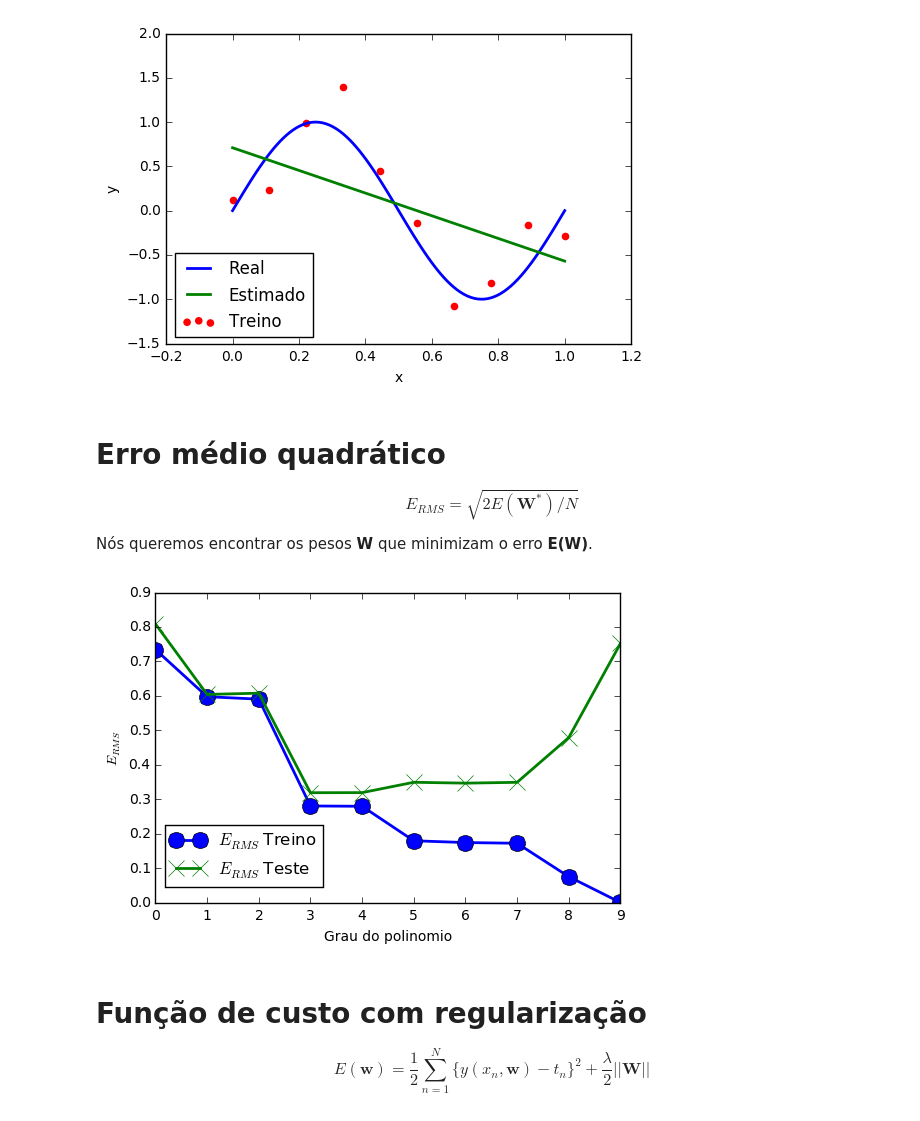
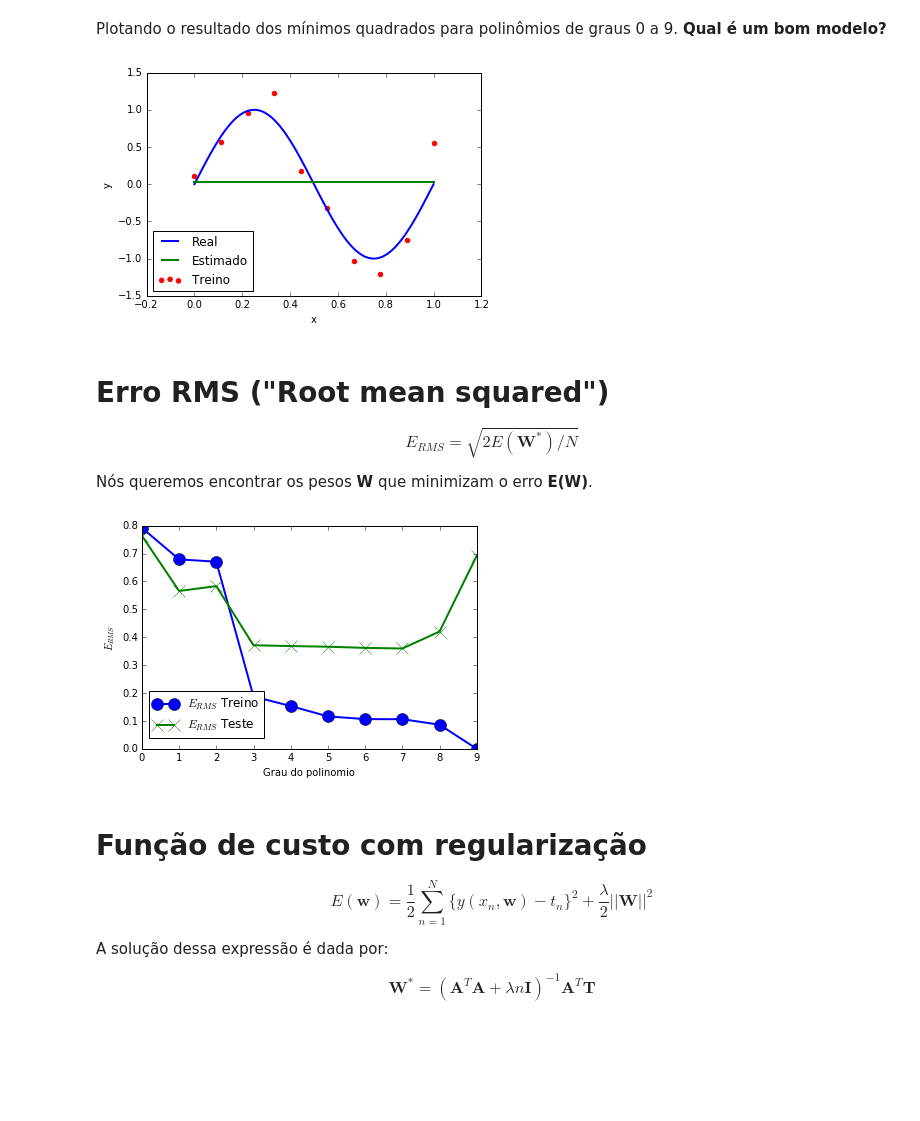
Before and after one commit to robertoalotufo/rnap, a Jupyter notebook: dev/2017-02-08-RMS-Polynomial-Curve-Fitting.ipynb, the cells around one changed output. Saved outputs shown, nothing was run; the diff lists cells and outputs as text; code cells hidden in the pictures; blank space fills up the shorter version.

```diff
--- a/dev/2017-02-08-RMS-Polynomial-Curve-Fitting.ipynb
+++ b/dev/2017-02-08-RMS-Polynomial-Curve-Fitting.ipynb
@@ -59,9 +68,12 @@ Derivando a função de custo e igualando a zero obtemos o vetor **W*** que mini
 # %%
-def polynomial_fit(X,y,M):
+#Implementação da solução dos  mínimos quadrados
+def polynomial_fit(X,T,M):
     A = np.power(X.reshape(-1,1),np.arange(0,M+1).reshape(1,-1))
-    y = y.reshape(-1,1)
-    W = np.dot(np.linalg.pinv(A),y)
+    T = T.reshape(-1,1)
+    W = np.dot(np.linalg.pinv(A),T)
     return W.ravel()
+# %% [markdown]
+Plotando o resultado dos mínimos quadrados para polinômios de graus 0 a 9. **Qual é um bom modelo?**
 # %%
 def plotmodel(M):
     coefs = polynomial_fit(x_train, y_train, M)[::-1]
@@ -74,46 +86,51 @@ def plotmodel(M):
     y_fit = p(x_train)
     plt.plot(x_train,y_fit,linewidth = 2.0,label ="Estimado")
     plt.legend(loc=(0.02,0.02))
+
 interact(plotmodel,M=(0,9,1))
 # %% [output]
-[figure, old version]
+[figure, new version]
 # %% [markdown]
-Erro médio quadrático
+Erro RMS ("Root mean squared")
 =======================
 $$E_{RMS}=\sqrt{2E(\boldsymbol{W^*})/N}$$
 
 Nós queremos encontrar os pesos **W** que minimizam o erro **E(W)**.
 # %%
-def rms_error(x_train,y_train,x_test,y_test,M):
-    coeffs = polynomial_fit(x_train,y_train,M)[::-1]
-    p = np.poly1d(coeffs)
-    y_fit_train = p(x_train)
-    y_fit_test = p(x_test)
-    error_train = np.sqrt(((y_train - y_fit_train)**2/y_train.size).sum())
-    error_test = np.sqrt(((y_test - y_fit_test)**2/y_test.size).sum())
-    return error_train, error_test
+# Cálculo do erro RMS
+def rms_error(X,T,W):
+    p = np.poly1d(W)
+    T_fit = p(X)
+    E = np.sqrt(((T - T_fit)**2/T.size).sum())
+    return E
 
-M = range(10)
+m = range(10)
 train = []
 test = []
-for m in M:
-    error_train, error_test = rms_error(x_train,y_train,x_test,y_test,m)
+
+for M in m:
+    W = polynomial_fit(x_train, y_train, M)[::-1]
+    error_train = rms_error(x_train,y_train,W)
+    error_test = rms_error(x_test,y_test,W)
     train.append(error_train)
     test.append(error_test)
 
 
 plt.figure()
-plt.plot(M,train,linewidth = 2.0,marker = 'o',markersize = 12,label = r'$E_{RMS}$ Treino')
-plt.plot(M,test,linewidth = 2.0,marker = 'x',markersize = 12,label = r'$E_{RMS}$ Teste')
+plt.plot(m,train,linewidth = 2.0,marker = 'o',markersize = 12,label = r'$E_{RMS}$ Treino')
+plt.plot(m,test,linewidth = 2.0,marker = 'x',markersize = 12,label = r'$E_{RMS}$ Teste')
 plt.legend(loc = (0.02, 0.05))
 plt.xlabel("Grau do polinomio")
 plt.ylabel(r'$E_{RMS}$')
-#plt.yscale('log')
 plt.show()
 # %% [output]
-[figure, old version]
+[figure, new version]
 # %% [markdown]
 Função de custo com regularização
 ====================================
 
-$$E(\boldsymbol{w})=\frac{1}{2}\sum_{n=1}^N\{y(x_n,\boldsymbol{w})-t_n\}^2 +\frac{\lambda}{2}||\boldsymbol{W}||$$
+$$E(\boldsymbol{w})=\frac{1}{2}\sum_{n=1}^N\{y(x_n,\boldsymbol{w})-t_n\}^2 +\frac{\lambda}{2}||\boldsymbol{W}||^2$$
+
+A solução dessa expressão é dada por:
+
+$$\boldsymbol{W}^* = (\boldsymbol{A}^T\boldsymbol{A} + \lambda n\boldsymbol{I})^{-1}\boldsymbol{A} ^T\boldsymbol{T} $$
```
Also changed, not shown: parts of 9 cells of this notebook.
